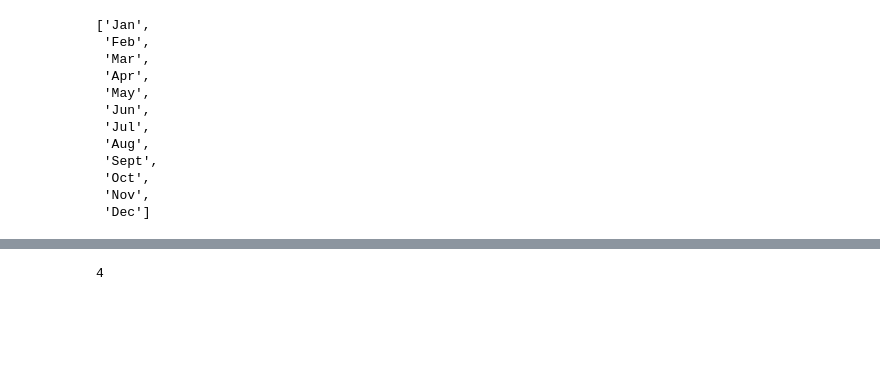
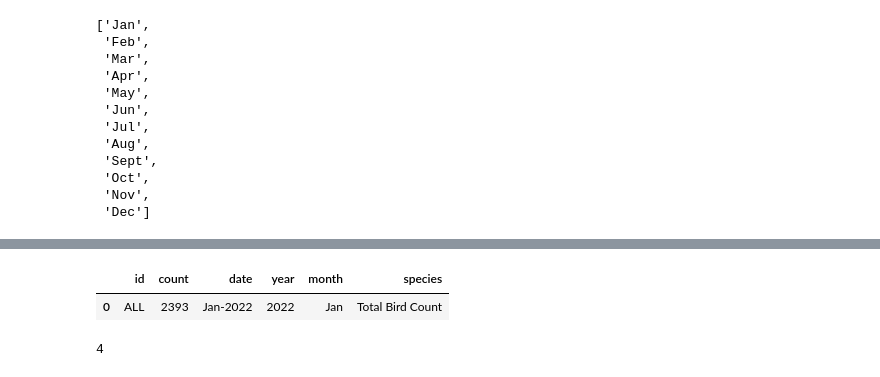
Before and after one commit to KyleKulas/bird_count, a Jupyter notebook: dev/dev_notebook.ipynb, the cells around one changed output, grey strips where cells are left out. Saved outputs shown, nothing was run; the diff lists cells and outputs as text; code cells hidden in the pictures; blank space fills up the shorter version.

```diff
--- a/dev/dev_notebook.ipynb
+++ b/dev/dev_notebook.ipynb
@@ -204,3 +203,19 @@ final
+# %%
+# total bird count by area
+total_bird_df = final.groupby(['id','year','month', 'date']).sum('count').reset_index()
+total_bird_df['species'] = 'Total Bird Count'
+final = pd.concat([final, total_bird_df])
+# %%
+
+all_area_total_bird = final[final['species']=='Total Bird Count'].groupby(['year','month', 'date', 'species']).sum('count').reset_index()
+all_area_total_bird['id'] = 'ALL'
+all_area_total_bird
+final = pd.concat([final, all_area_total_bird])
+# %%
+final[final['id'] == 'ALL']
+# %% [output]
+|  | id | count | date | year | month | species |
+| 0 | ALL | 2393 | Jan-2022 | 2022 | Jan | Total Bird Count |
 # %%
 # get the header row
 idx = df[df[0].str.contains(r'Species: +\w+', regex=True, na=False)].index
```
Also changed, not shown: parts of 13 cells of this notebook, 2 other files.
